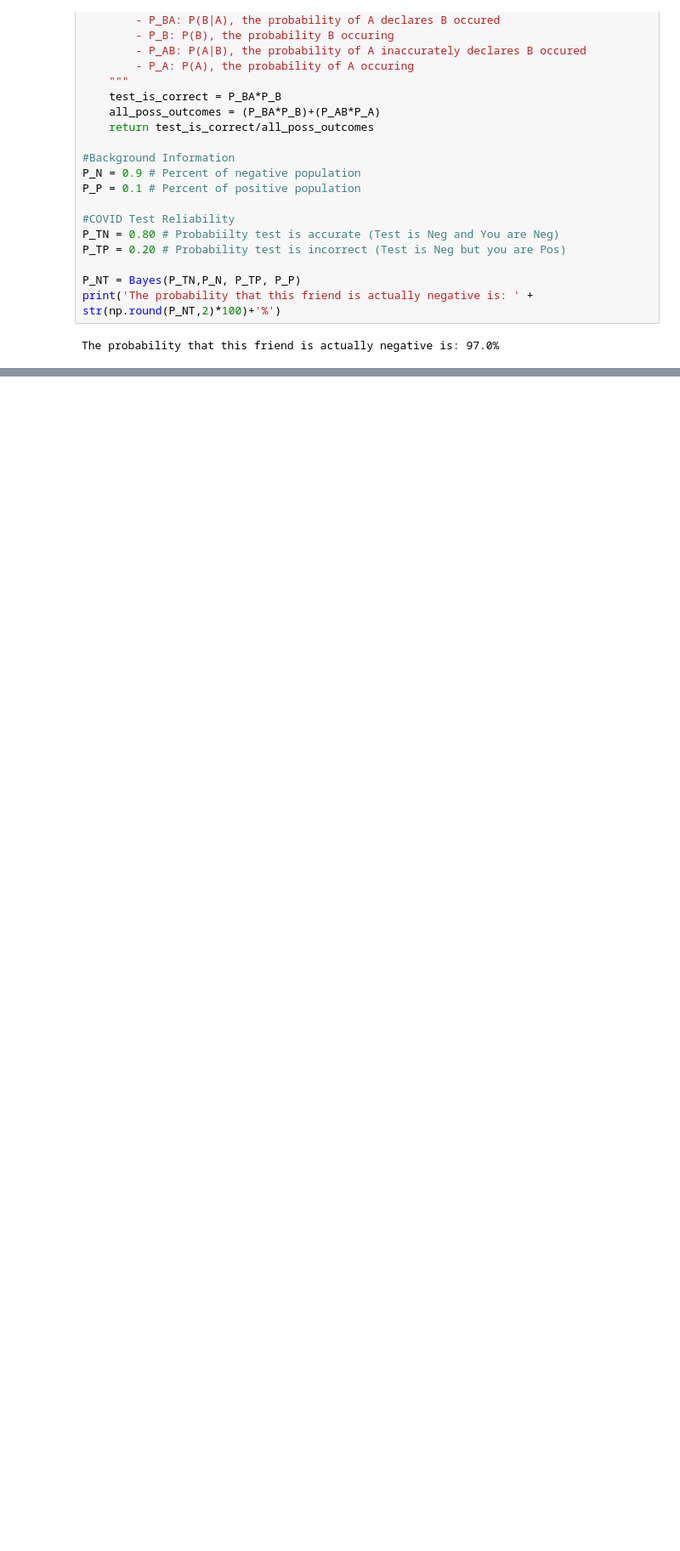
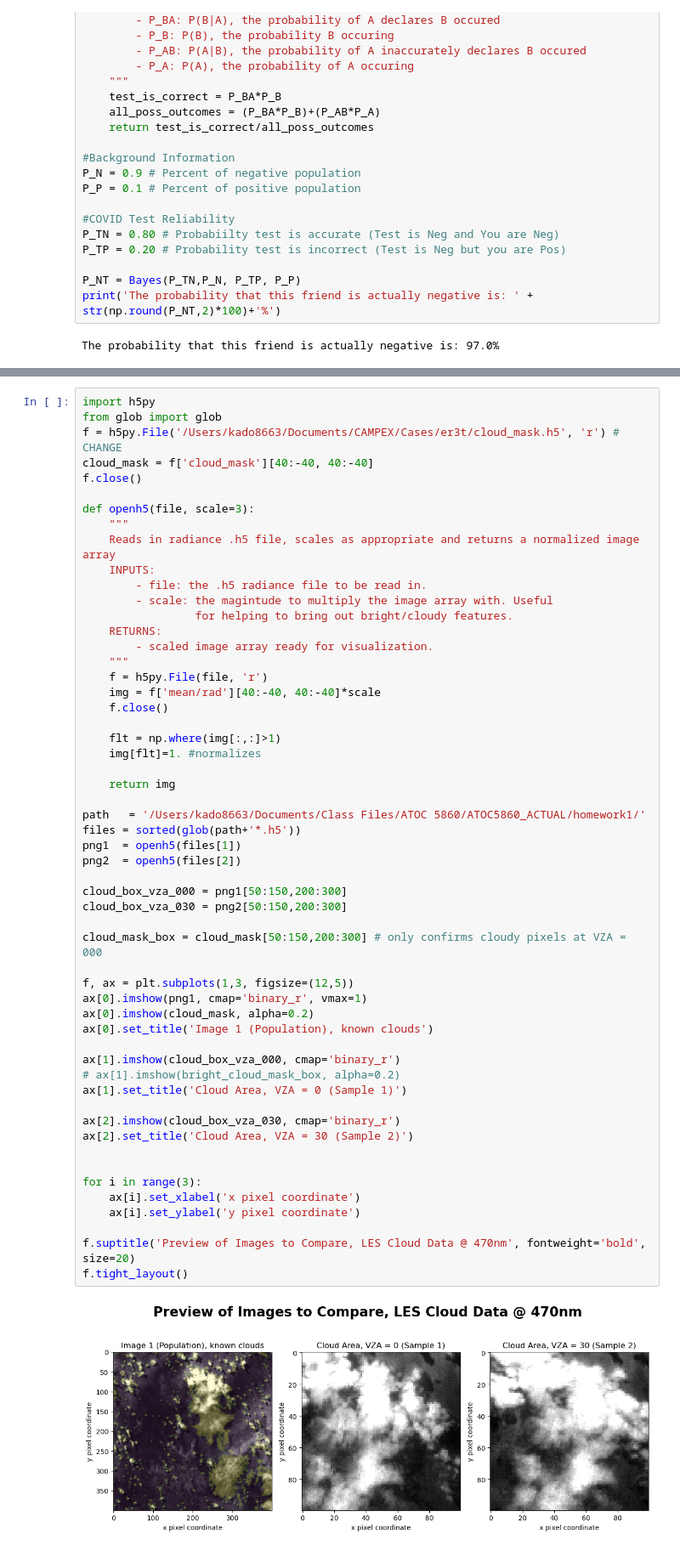
Before and after one commit to KateyCDong/ATOC5860_ACTUAL, a Jupyter notebook: homework1/ATOC5860_HW1_Dong.ipynb, the cells around one changed output, grey strips where cells are left out. Shown: that part at 85% size. Drawn from its saved outputs; the diff is of its cells as text; blank space fills up the shorter version.

Commit message:
homework 1 update

```diff
--- a/homework1/ATOC5860_HW1_Dong.ipynb
+++ b/homework1/ATOC5860_HW1_Dong.ipynb
@@ -128,0 +185,57 @@ $$
+# %%
+import h5py
+from glob import glob
+f = h5py.File('/Users/kado8663/Documents/CAMPEX/Cases/er3t/cloud_mask.h5', 'r') # CHANGE
+cloud_mask = f['cloud_mask'][40:-40, 40:-40]
+f.close()
+
+def openh5(file, scale=3):
+    """
+    Reads in radiance .h5 file, scales as appropriate and returns a normalized image array
+    INPUTS:
+        - file: the .h5 radiance file to be read in.
+        - scale: the magintude to multiply the image array with. Useful
+                 for helping to bring out bright/cloudy features.
+    RETURNS:
+        - scaled image array ready for visualization.
+    """
+    f = h5py.File(file, 'r')
+    img = f['mean/rad'][40:-40, 40:-40]*scale
+    f.close()
+
+    flt = np.where(img[:,:]>1)
+    img[flt]=1. #normalizes
+
+    return img
+
+path   = '/Users/kado8663/Documents/Class Files/ATOC 5860/ATOC5860_ACTUAL/homework1/'
+files = sorted(glob(path+'*.h5'))
+png1  = openh5(files[1])
+png2  = openh5(files[2])
+
+cloud_box_vza_000 = png1[50:150,200:300]
+cloud_box_vza_030 = png2[50:150,200:300]
+
+cloud_mask_box = cloud_mask[50:150,200:300] # only confirms cloudy pixels at VZA = 000
+
+f, ax = plt.subplots(1,3, figsize=(12,5))
+ax[0].imshow(png1, cmap='binary_r', vmax=1)
+ax[0].imshow(cloud_mask, alpha=0.2)
+ax[0].set_title('Image 1 (Population), known clouds')
+
+ax[1].imshow(cloud_box_vza_000, cmap='binary_r')
+# ax[1].imshow(bright_cloud_mask_box, alpha=0.2)
+ax[1].set_title('Cloud Area, VZA = 0 (Sample 1)')
+
+ax[2].imshow(cloud_box_vza_030, cmap='binary_r')
+ax[2].set_title('Cloud Area, VZA = 30 (Sample 2)')
+
+
+for i in range(3):
+    ax[i].set_xlabel('x pixel coordinate')
+    ax[i].set_ylabel('y pixel coordinate')
+
+f.suptitle('Preview of Images to Compare, LES Cloud Data @ 470nm', fontweight='bold', size=20)
+f.tight_layout()
+# %% [output]
+[figure, added]
```
Also changed, not shown: parts of 37 cells of this notebook, 10 other files.
